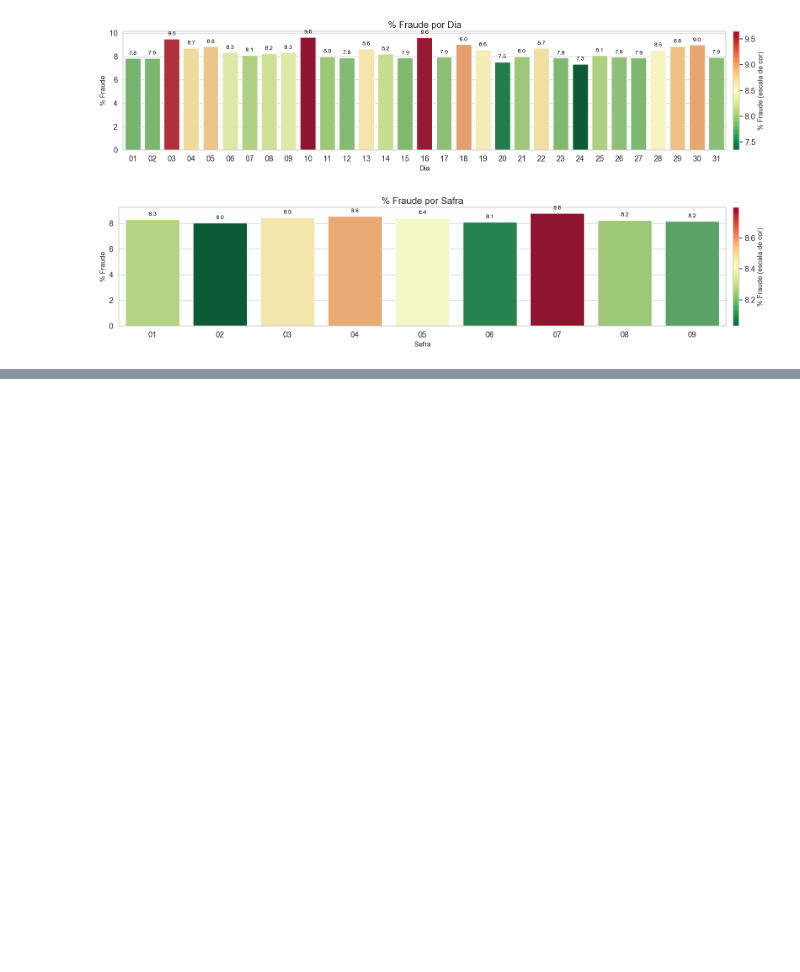
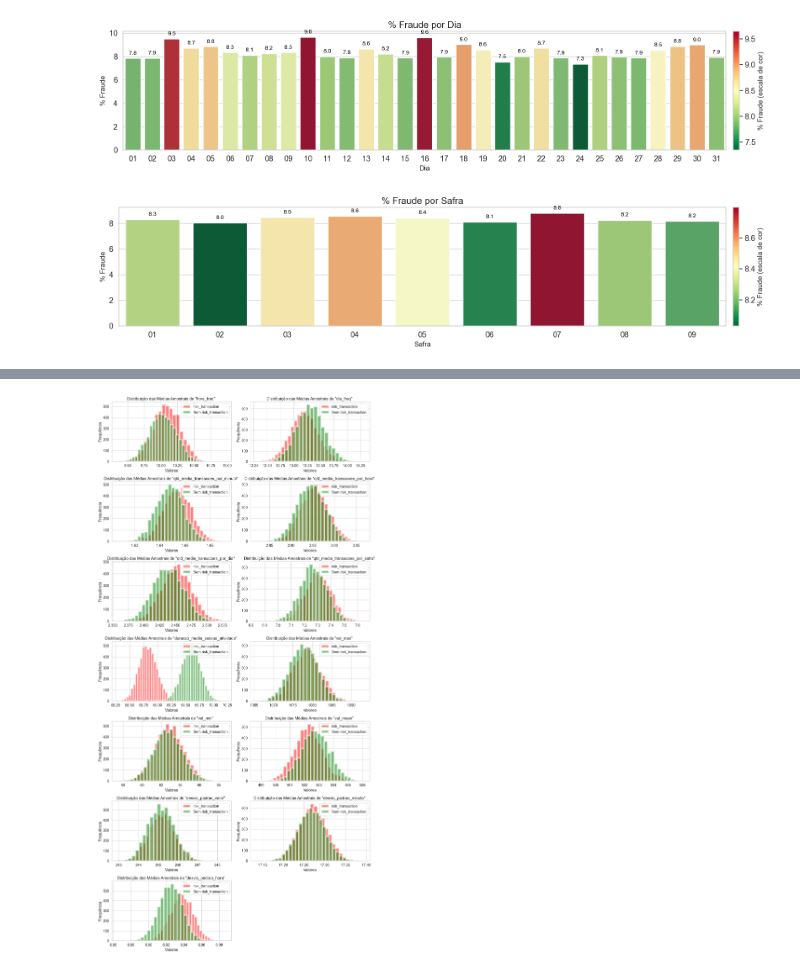
Before and after one commit to leonardovargas10/Modelo_Deteccao_Fraude, a Jupyter notebook: modelo.ipynb, the cells around one changed output, grey strips where cells are left out. Saved outputs shown, nothing was run; the diff lists cells and outputs as text; code cells hidden in the pictures; blank space fills up the shorter version.

```diff
--- a/modelo.ipynb
+++ b/modelo.ipynb
@@ -1039,0 +1070,15 @@ df_train.head()
+# %%
+df_features_enviador_train = cria_features_enviador(df_train)
+df_train = df_train.merge(df_features_enviador_train, on='id_enviador', how='left')
+# %%
+### Retirando amostras nulas para ver a distribuição
+num_cols = ['hora_freq', 'dia_freq',
+       'qtd_media_transacoes_por_minuto', 'qtd_media_transacoes_por_hora',
+       'qtd_media_transacoes_por_dia', 'qtd_media_transacoes_por_safra',
+       'duracao_media_sessao_atividade', 'val_max', 'val_min', 'val_mean',
+       'desvio_padrao_valor', 'desvio_padrao_minuto', 'desvio_padrao_hora']
+df_eda_continuas = df_train[num_cols].dropna().copy()
+for col in df_eda_continuas[num_cols]:
+    df_eda_continuas[col] = df_eda_continuas[col].apply(lambda x:float(x))
+
+analisa_distribuicao_via_percentis(df_eda_continuas, num_cols)
@@ -1040 +1103,9 @@ df_train.head()
+# %%
+df_eda_continuas = df_train[num_cols + ["risk_transaction"]].dropna().copy()
+for col in num_cols:
+    df_eda_continuas[col] = df_eda_continuas[col].apply(lambda x: float(x))
+
+compara_medias_amostras(df_eda_continuas, num_cols)
+# %% [output]
+[figure, added]
 # %% [markdown]
```
Also changed, not shown: parts of 10 cells of this notebook.
